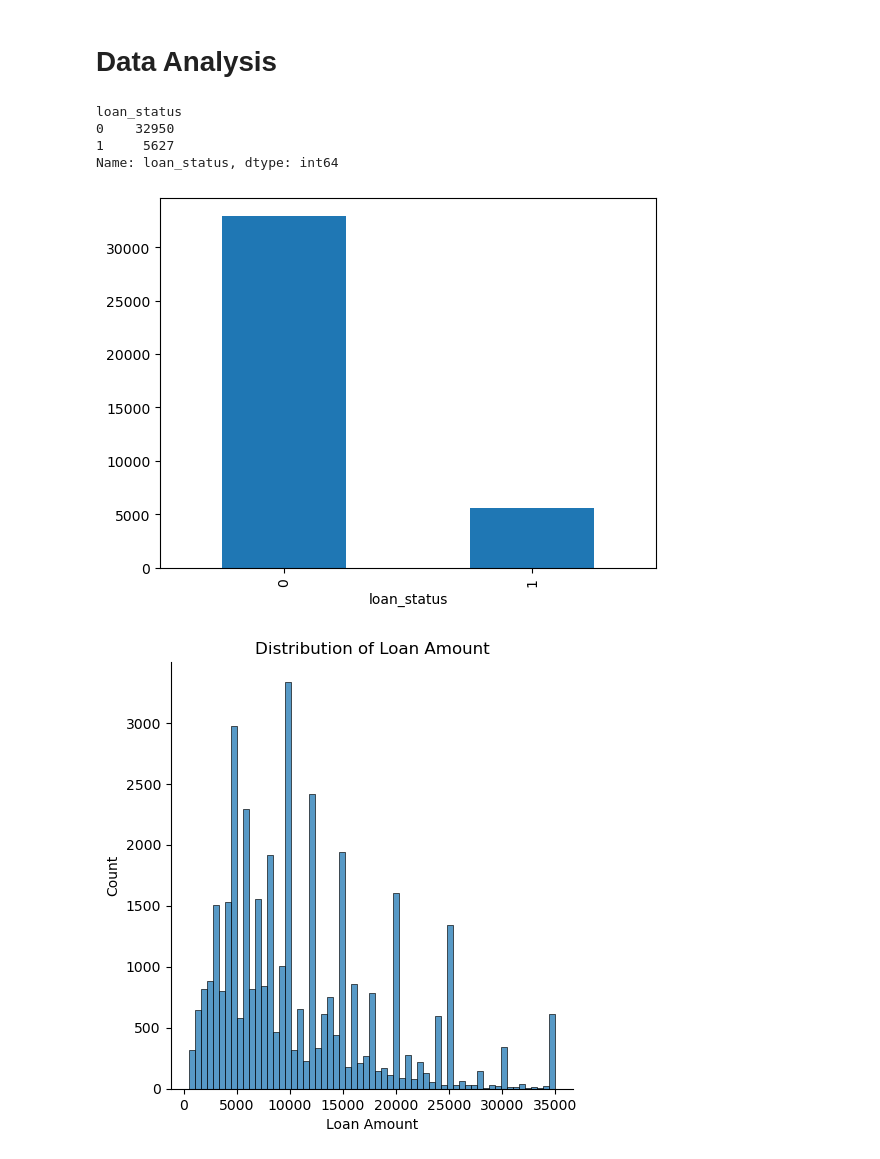
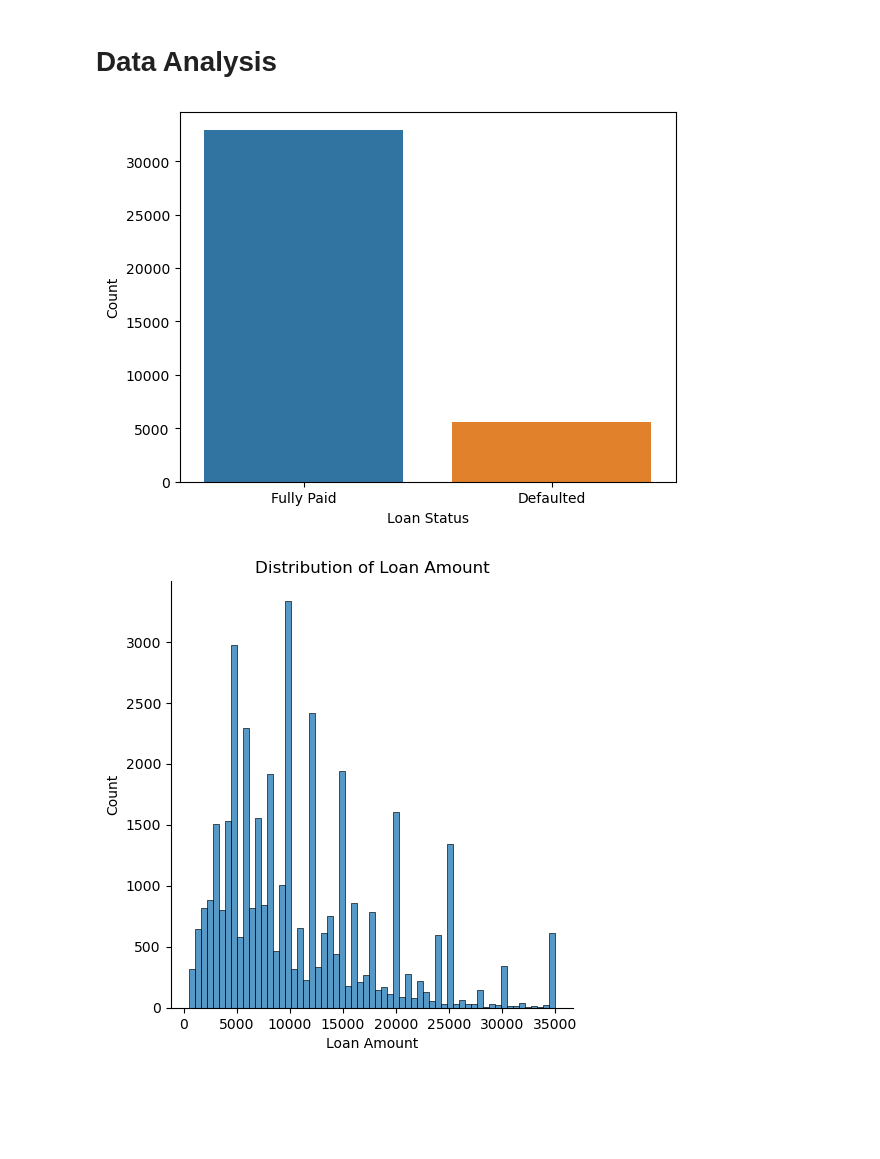
Before and after one commit to ncjanardhan-outlook/ncjpersonal, a Jupyter notebook: lending club_case study.ipynb, the cells around one changed output. Drawn from its saved outputs; the diff is of its cells as text; code cells hidden in the pictures; blank space fills up the shorter version.

```diff
--- a/lending club_case study.ipynb
+++ b/lending club_case study.ipynb
@@ -168,15 +168,14 @@ def drawCustomCountPlot(xColumn, hueColumn, yLabel, xLabel, title):
 
     plt.legend(['Fully Paid', 'Defaulted'])
     plt.show(fig)
-# %%
-# Draw a bar plot of counts of loan status
-dfLoan.groupby(by="loan_status")['loan_status'].count().plot(kind="bar")
-
-print(dfLoan.groupby(by="loan_status")['loan_status'].count())
-# %% [output]
-loan_status
-0    32950
-1     5627
-Name: loan_status, dtype: int64
-[figure, removed]
+# %%
+# Draw a bar plot of counts of loan status
+
+figStatus = sns.countplot(data=dfLoan, x="loan_status")
+figStatus.set(ylabel="Count", xlabel="Loan Status")
+
+plt.xticks([0, 1], ['Fully Paid', 'Defaulted'])
+plt.show()
+# %% [output]
+[figure, added]
 # %%
```
Also changed, not shown: parts of 7 cells of this notebook.
